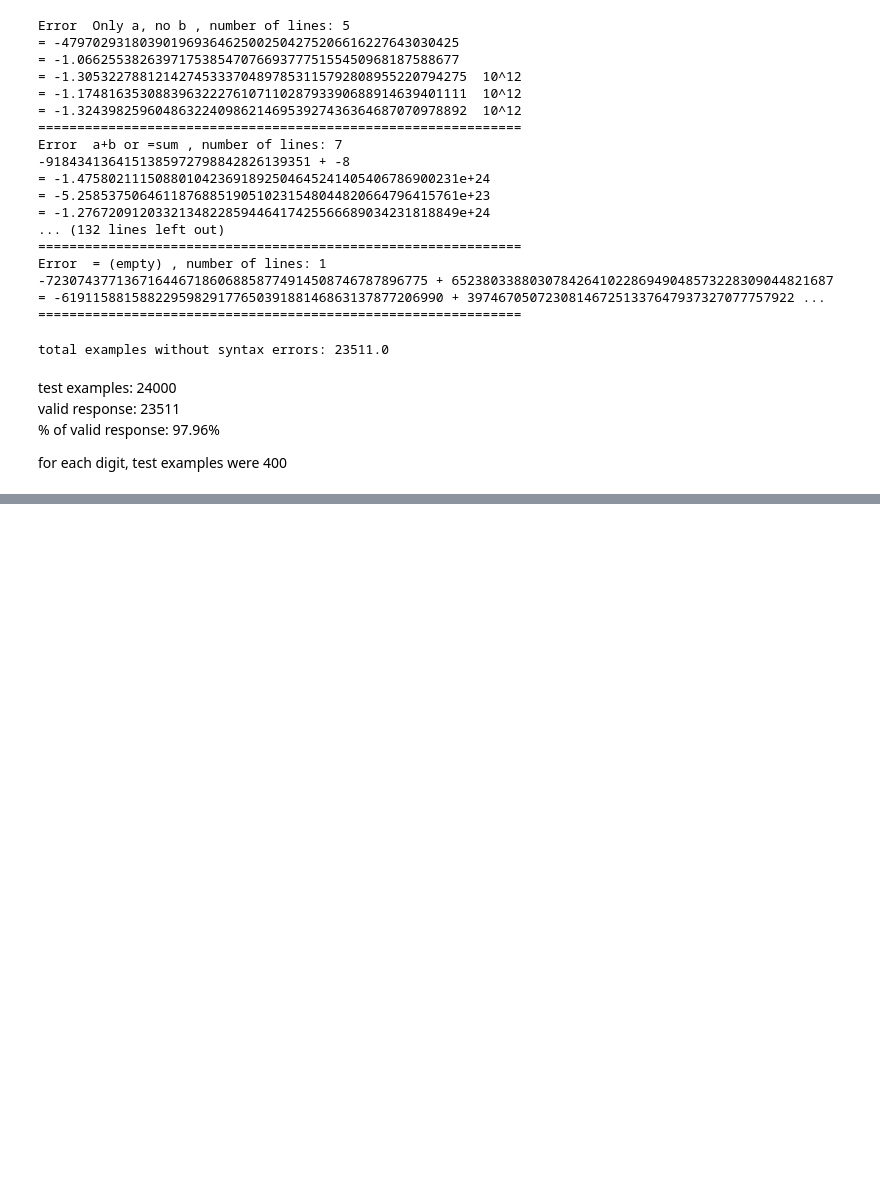
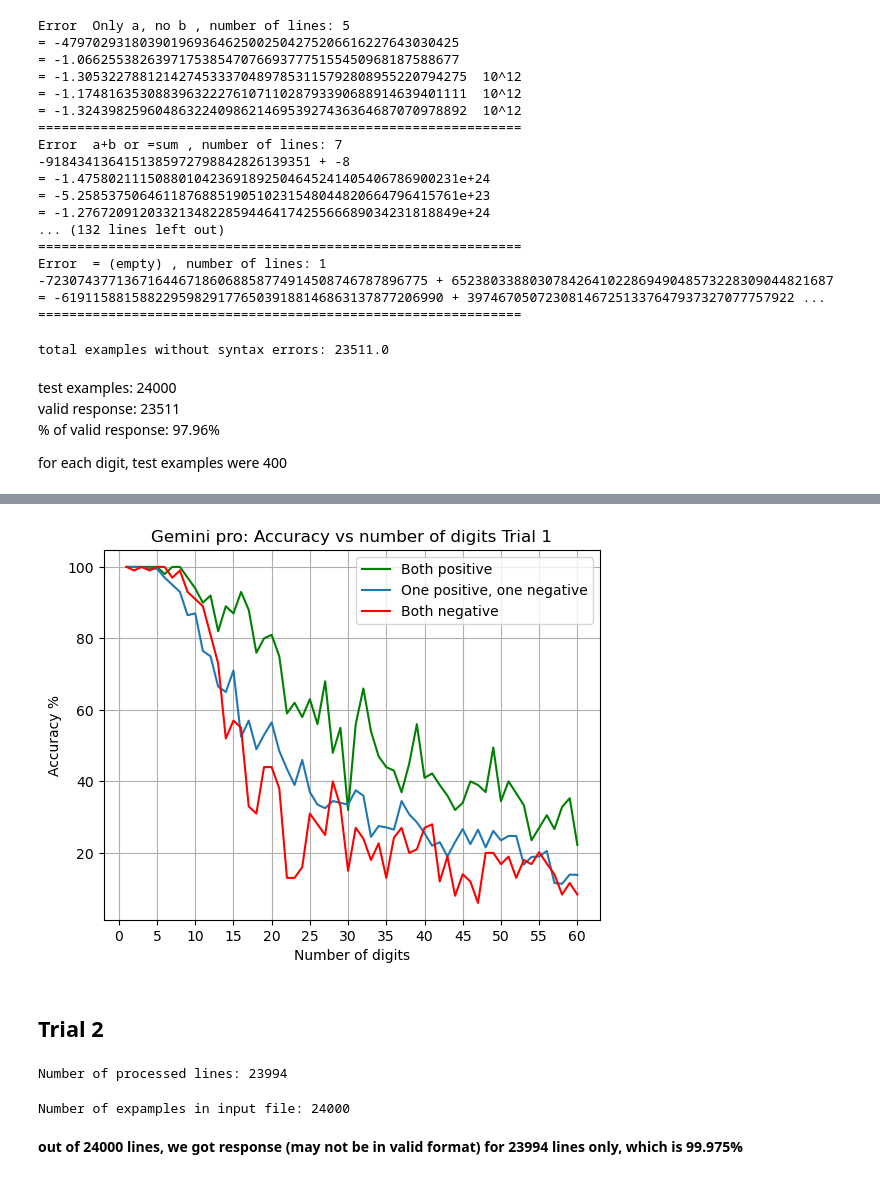
Before and after one commit to rushikeshpawar22581/NLP_project_EssentialNumberPropertiesForLMs, a Jupyter notebook: code/gemini_pro/eval_gemini_int_addn.ipynb, the cells around one changed output, grey strips where cells are left out. Saved outputs shown, nothing was run; the diff lists cells and outputs as text; code cells hidden in the pictures; blank space fills up the shorter version.

```diff
--- a/code/gemini_pro/eval_gemini_int_addn.ipynb
+++ b/code/gemini_pro/eval_gemini_int_addn.ipynb
@@ -176,0 +194,59 @@ valid_responses=total*100/num_examples
+# %%
+accuracy1 = correct1*100/total1
+
+# plot the accuracy as a function of number of digits
+plt.plot(np.arange(1,61),accuracy1[0],color='green',label='Both positive')
+plt.plot(np.arange(1,61),accuracy1[1],label='One positive, one negative')
+plt.plot(np.arange(1,61),accuracy1[2],color='red',label='Both negative')
+plt.xticks(np.arange(0,65,5))
+plt.xlabel('Number of digits')
+plt.ylabel('Accuracy %')
+plt.title('Gemini pro: Accuracy vs number of digits Trial 1')
+plt.grid()
+plt.legend()
+plt.savefig('gemini_response/plots/Int_addn_accuracy_vs_digits_trial1.png')
+plt.show()
+# %% [output]
+[figure, added]
+# %% [markdown]
+## Trial 2
+# %%
+# first process all the lines and get a list of processed lines
+## 1 some lines start with =, which actually needs to be appended to the previous line
+## 2 some lineas are empty, or have only 0, such lines need to be removed
+## processed lines still have issues, which will be addressed at time of extracting numbers
+
+processed_lines2= []
+
+with open('gemini_response/int_addition_response_trial2.txt','r') as file:
+    for line in file:
+        # remove leading and trailing spaces
+        line = line.strip()
+
+        # if line starts with '=' append it to the previous line
+        if line.startswith('='):
+            # previous line is updated
+            # first line does not start with =, so processed_lines is not empty
+            processed_lines2[-1] = processed_lines2[-1] + line
+        elif line.startswith('`'):
+            # line only contains the backtick, so ignore it
+            continue
+        elif line and line !='0':
+            # if line is not empty, add it to the processed lines
+            processed_lines2.append(line)
+
+print('Number of processed lines:', len(processed_lines2))
+# %% [output]
+Number of processed lines: 23994
+# %%
+# get total number of lines in input file to the gemini
+with open('../../data/int_addition.json','r') as ipfile:
+    input_examples = json.load(ipfile)
+print('Number of expamples in input file:', len(input_examples))
+
+# delete the input file as it is not needed anymore
+del input_examples
+# %% [output]
+Number of expamples in input file: 24000
+# %% [markdown]
+**out of 24000 lines, we got response (may not be in valid format) for 23994 lines only, which is 99.975%**
```
Also changed, not shown: parts of 18 cells of this notebook, 8 other files.
